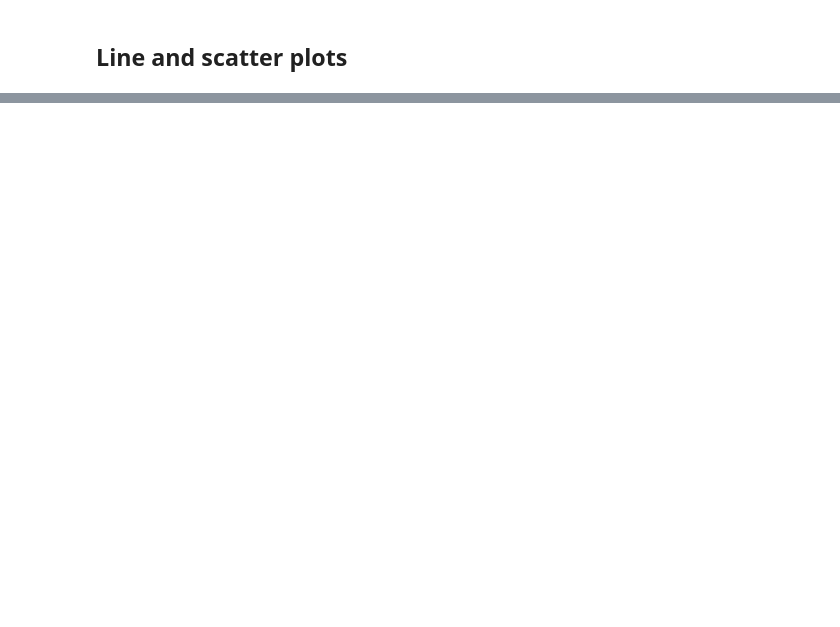
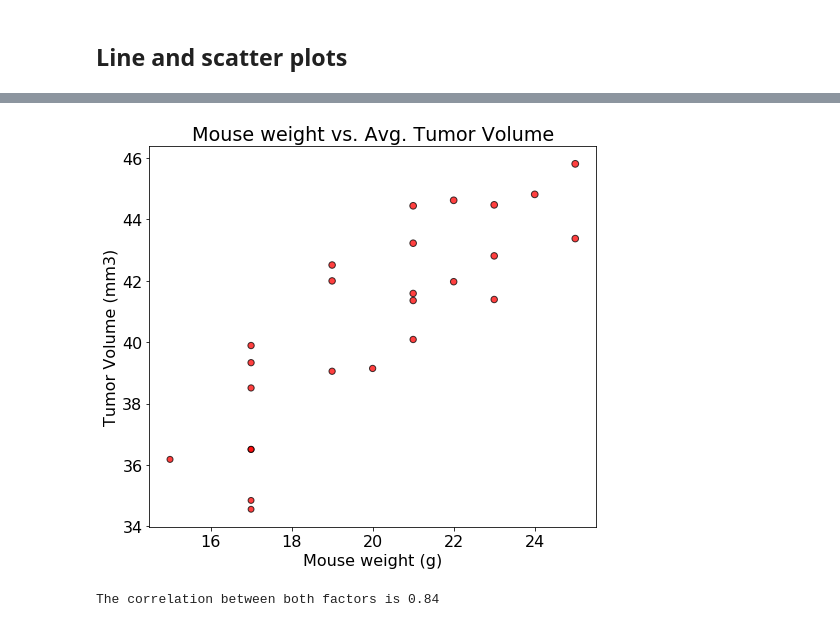
Before and after one commit to ShabeeheRizvi/Matplotlib-Challenge, a Jupyter notebook: Pymaceuticals/pymaceuticals_starter.ipynb, the cells around one changed output, grey strips where cells are left out. Cells and saved outputs as stored; diff of their text form; code cells hidden in the pictures; blank space fills up the shorter version.

```diff
--- a/Pymaceuticals/pymaceuticals_starter.ipynb
+++ b/Pymaceuticals/pymaceuticals_starter.ipynb
@@ -288,0 +348,9 @@ capomulin_data = combined_data.loc[combined_data]
+# %%
+cap_mouse_id = capomulin_data.groupby(['Mouse ID']).agg(\
+                                                        Mouse_weight=('Weight (g)',np.mean),\
+                                                        Tumor_vol_mean=('Tumor Volume (mm3)',np.mean)\
+                                                        ).round(3)
+
+
+
+cap_mouse_id.head(30)
@@ -288,0 +376,23 @@ capomulin_data = combined_data.loc[combined_data]
+# %%
+plt.scatter(
+    cap_mouse_id['Mouse_weight'],
+    cap_mouse_id['Tumor_vol_mean'],
+    marker='o',
+    facecolors='red',
+    edgecolors='black',
+    s=cap_mouse_id['Tumor_vol_mean'],
+
+    alpha=.75)
+
+plt.title("Mouse weight vs. Avg. Tumor Volume")
+plt.xlabel("Mouse weight (g)")
+plt.ylabel("Tumor Volume (mm3)")
+
+plt.show()
+# %% [output]
+[figure, added]
+# %%
+correlation = st.pearsonr(cap_mouse_id['Mouse_weight'],cap_mouse_id['Tumor_vol_mean'])
+print(f"The correlation between both factors is {round(correlation[0],2)}")
+# %% [output]
+The correlation between both factors is 0.84
```
Also changed, not shown: parts of 13 cells of this notebook.
